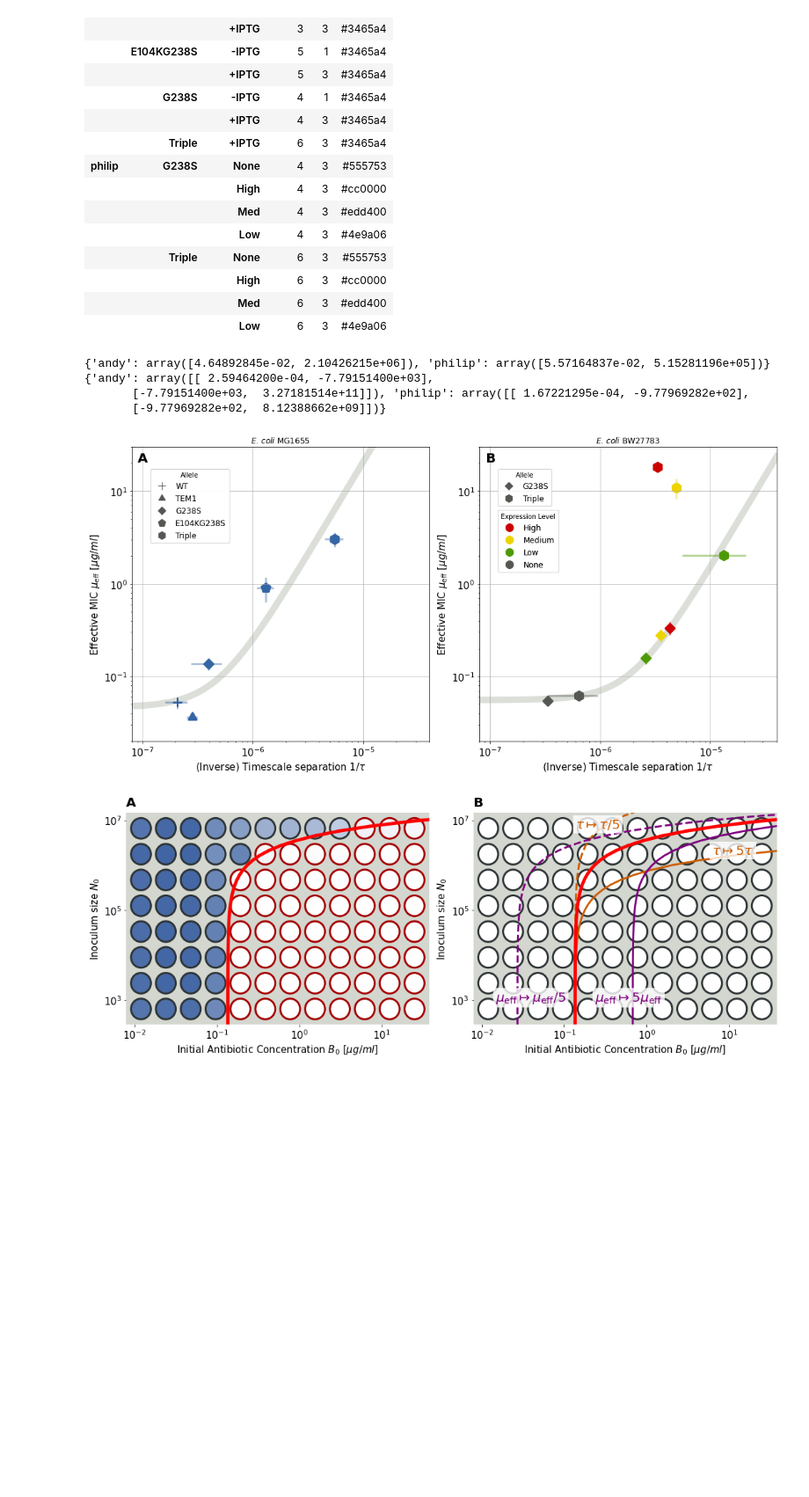
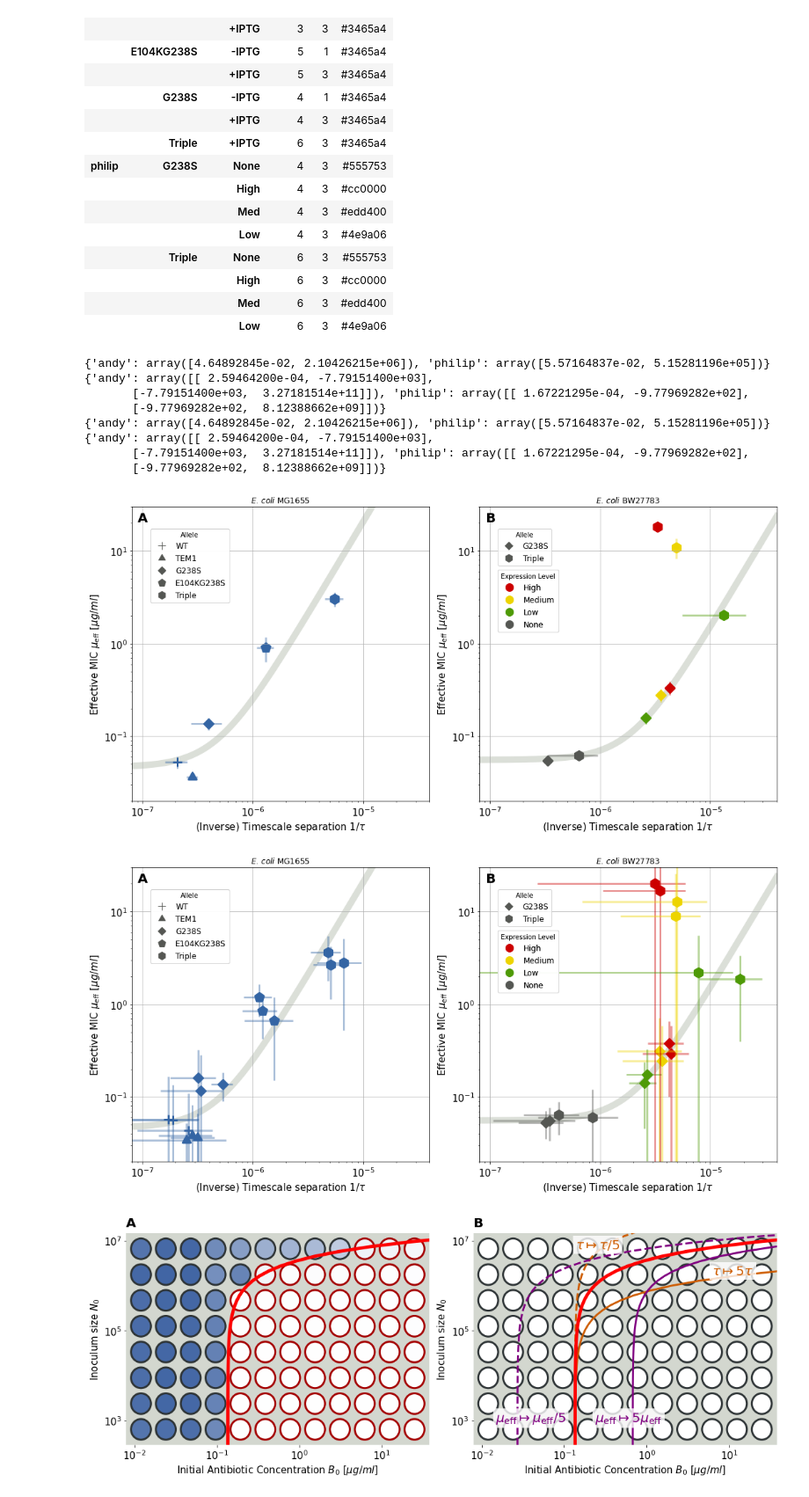
Before and after one commit to Michael000777/antibiotics, a Jupyter notebook: plots/plots for manuscript.ipynb, the cells around one changed output. Shown at 88% size. Cells and saved outputs as stored; diff of their text form; code cells hidden in the pictures; blank space fills up the shorter version.

Commit message:
add replicate plot

```diff
--- a/plots/plots for manuscript.ipynb
+++ b/plots/plots for manuscript.ipynb
@@ -290,33 +290,45 @@ def PlotTauMIC(filename = 'tau_smic.pdf', exclude_experiment_keys = [], exclude_
 
         axplot['andy'  ].annotate('A',[.02,.95],weight='bold',fontsize = panelID_fontsize, xycoords = 'axes fraction')
         axplot['philip'].annotate('B',[.02,.95],weight='bold',fontsize = panelID_fontsize, xycoords = 'axes fraction')
 
 
         axplot['andy'].grid(zorder = -1)
         axplot['philip'].grid(zorder= -1)
 
     #print(results_local)
 
     fig.tight_layout()
     if isinstance(filename,list):
         for f in filename:
             fig.savefig(f)
     else:
         fig.savefig(filename)
 
 
 PlotTauMIC(filename = ['fig4_tauscmic.pdf','fig4_tauscmic.png'],
            exclude_experiment_keys = [title for title in results['Title'] if '-IPTG' in title],
            exclude_from_fit = ['Triple_High_1','Triple_High_2','Triple_Med_1','Triple_Med_2'],
            separate_strains = True,
            average_replicates = True,
            show_errors = True)
+
+PlotTauMIC(filename = ['fig4_tauscmic_replicates.pdf','fig4_tauscmic_replicates.png'],
+           exclude_experiment_keys = [title for title in results['Title'] if '-IPTG' in title],
+           exclude_from_fit = ['Triple_High_1','Triple_High_2','Triple_Med_1','Triple_Med_2'],
+           separate_strains = True,
+           average_replicates = False,
+           show_errors = True)
 # %% [output]
 {'andy': array([4.64892845e-02, 2.10426215e+06]), 'philip': array([5.57164837e-02, 5.15281196e+05])}
 {'andy': array([[ 2.59464200e-04, -7.79151400e+03],
        [-7.79151400e+03,  3.27181514e+11]]), 'philip': array([[ 1.67221295e-04, -9.77969282e+02],
        [-9.77969282e+02,  8.12388662e+09]])}
+{'andy': array([4.64892845e-02, 2.10426215e+06]), 'philip': array([5.57164837e-02, 5.15281196e+05])}
+{'andy': array([[ 2.59464200e-04, -7.79151400e+03],
+       [-7.79151400e+03,  3.27181514e+11]]), 'philip': array([[ 1.67221295e-04, -9.77969282e+02],
+       [-9.77969282e+02,  8.12388662e+09]])}
 [figure]
+[figure, added]
 # %%
 def grid2design(gridcoordinates, plate_size, griddesign = (12.,8.)):
     if isinstance(gridcoordinates[0],(list,tuple,np.ndarray)):
```
